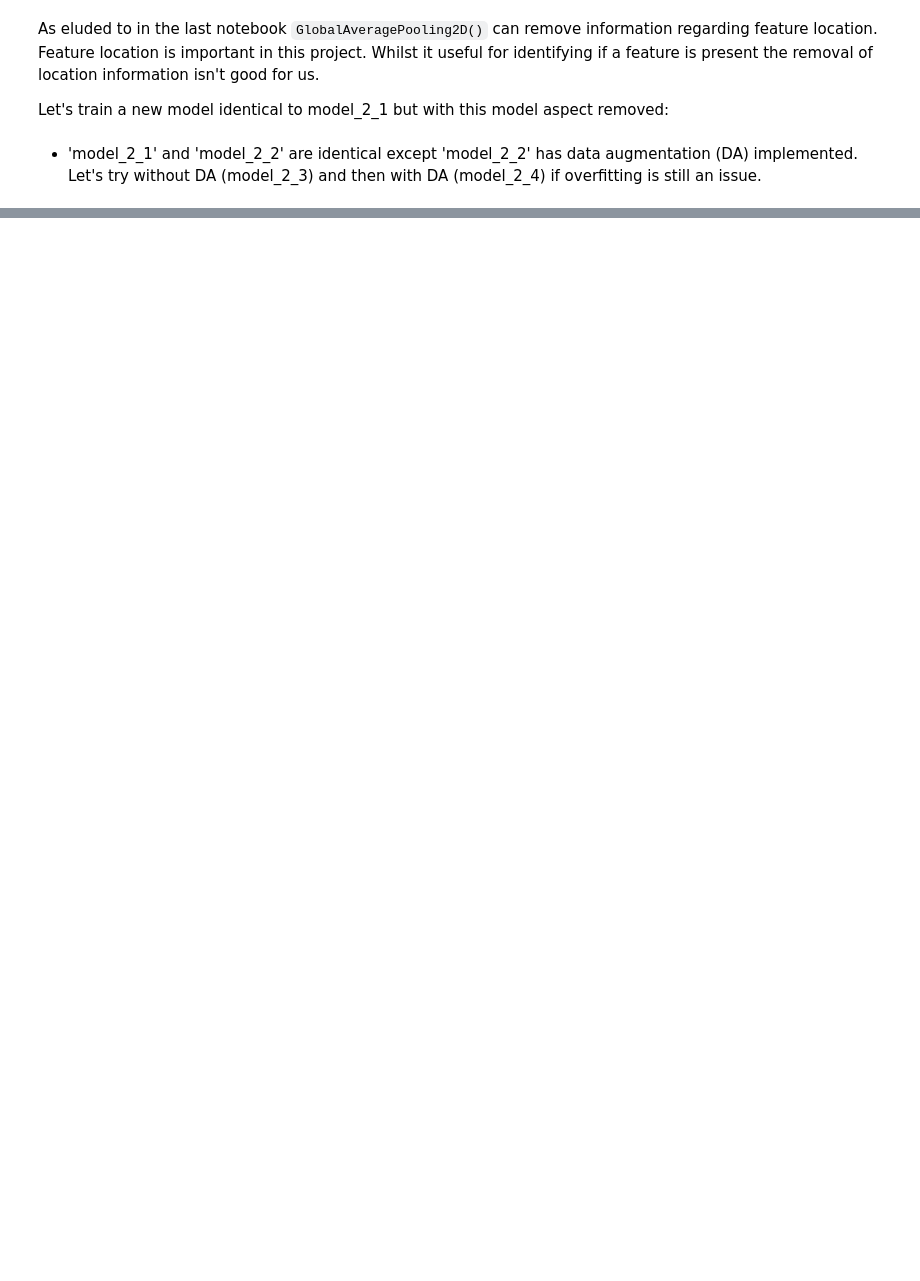
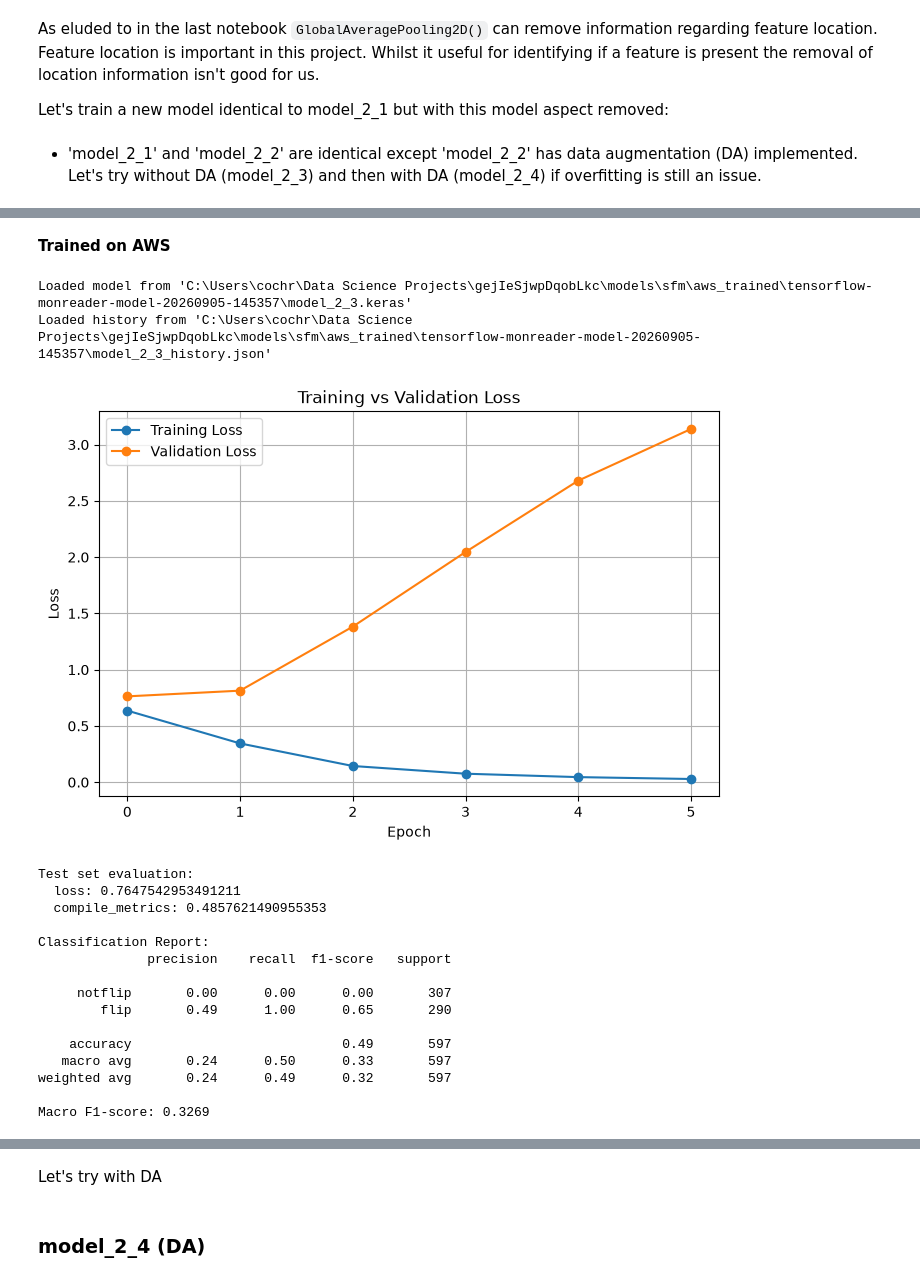
Before and after one commit to cameroncochrane/gejIeSjwpDqobLkc, a Jupyter notebook: notebooks/SFM_NB_5.ipynb, the cells around one changed output, grey strips where cells are left out. Cells and saved outputs as stored; diff of their text form; code cells hidden in the pictures; blank space fills up the shorter version.

```diff
--- a/notebooks/SFM_NB_5.ipynb
+++ b/notebooks/SFM_NB_5.ipynb
@@ -16,0 +26,3 @@ SFM_MODELS_DIR = MODELS_DIR / "sfm"
+# %%
+# Data Import
+pkl_data = load_pickle_data(SFM_DATA_DIR)
@@ -16,0 +32,3 @@ SFM_MODELS_DIR = MODELS_DIR / "sfm"
+# %%
+data = pkl_data['sfm_processed_data']
+print(data.keys())
@@ -16,0 +37,9 @@ SFM_MODELS_DIR = MODELS_DIR / "sfm"
+# %%
+X_train = data['X_train']
+y_train = data['y_train']
+X_val = data['X_val']
+y_val = data['y_val']
+X_test = data['X_test']
+y_test = data['y_test']
+
+input_shape = X_train.shape[1:]
@@ -22,0 +124,55 @@ Let's train a new model identical to model_2_1 but with this model aspect remove
+# %% [markdown]
+**Trained on AWS**
+# %%
+# Results:
+train_model_2_3 = False
+
+job_name = "tensorflow-monreader-model-20260905-145357"
+model_name = "model_2_3.keras"
+history_name = "model_2_3_history.json"
+
+SFM_AWS_MODELS_DIR = SFM_MODELS_DIR / "aws_trained"
+AWS_MODEL_DIR = SFM_AWS_MODELS_DIR / job_name
+
+
+if train_model_2_3 == False:
+    model_2_3,model_2_3_history =  load_model("model_2_3", AWS_MODEL_DIR)
+    plot_training_history(model_2_3_history, metric='loss')
+
+
+model_2_3_to_eval = model_2_3 if train_model_2_3 == False else model_2_3
+
+# Guard against accidentally passing the training History object
+if isinstance(model_2_3_to_eval, tf.keras.callbacks.History):
+    model_2_3_to_eval = model_2_3
+
+# Ensure rank is known and the arrays are concrete numpy arrays
+X_eval = np.asarray(X_test, dtype=np.float32)
+y_eval = np.asarray(y_test, dtype=np.int32).reshape(-1)
+
+eval_results = evaluate_model(
+    model_2_3_to_eval,
+    X_eval,
+    y_eval,
+    class_names=('notflip', 'flip'),
+    plot_name="model_2_3"
+)
+# %% [output]
+Loaded model from 'C:\Users\cochr\Data Science Projects\gejIeSjwpDqobLkc\models\sfm\aws_trained\tensorflow-monreader-model-20260905-145357\model_2_3.keras'
+Loaded history from 'C:\Users\cochr\Data Science Projects\gejIeSjwpDqobLkc\models\sfm\aws_trained\tensorflow-monreader-model-20260905-145357\model_2_3_history.json'
+[figure, added]
+Test set evaluation:
+  loss: 0.7647542953491211
+  compile_metrics: 0.4857621490955353
+
+Classification Report:
+              precision    recall  f1-score   support
+
+     notflip       0.00      0.00      0.00       307
+        flip       0.49      1.00      0.65       290
+
+    accuracy                           0.49       597
+   macro avg       0.24      0.50      0.33       597
+weighted avg       0.24      0.49      0.32       597
+
+Macro F1-score: 0.3269
@@ -22,0 +180,4 @@ Let's train a new model identical to model_2_1 but with this model aspect remove
+# %% [markdown]
+Let's try with DA
+# %% [markdown]
+<h3>model_2_4 (DA)
```
Also changed, not shown: parts of 28 cells of this notebook, 11 other files.
